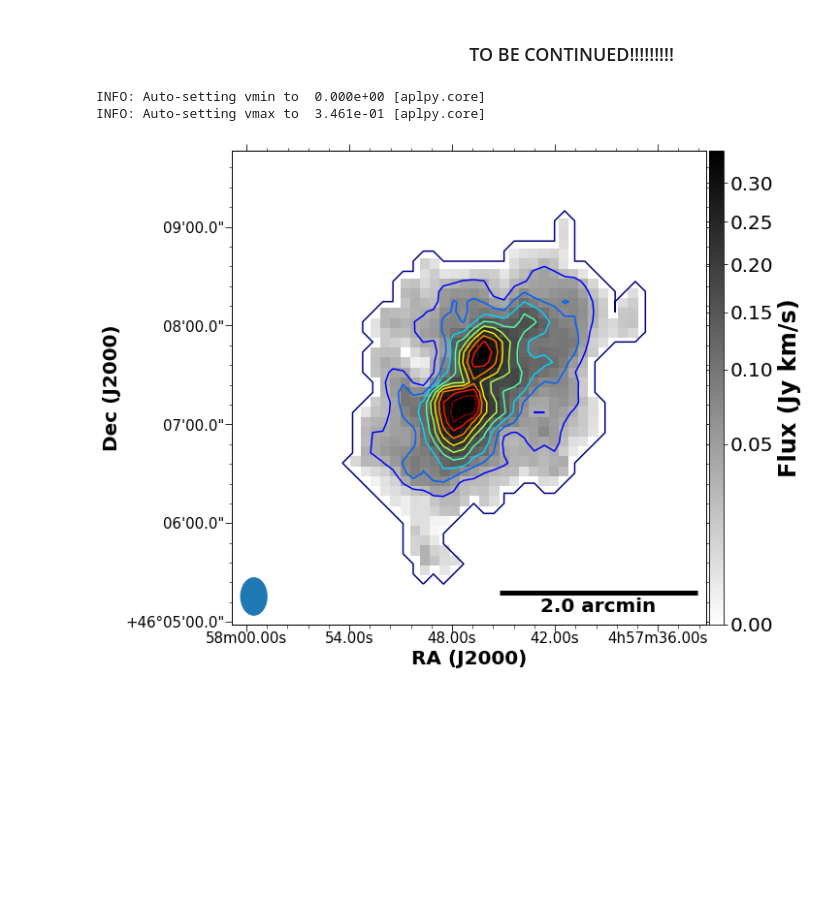
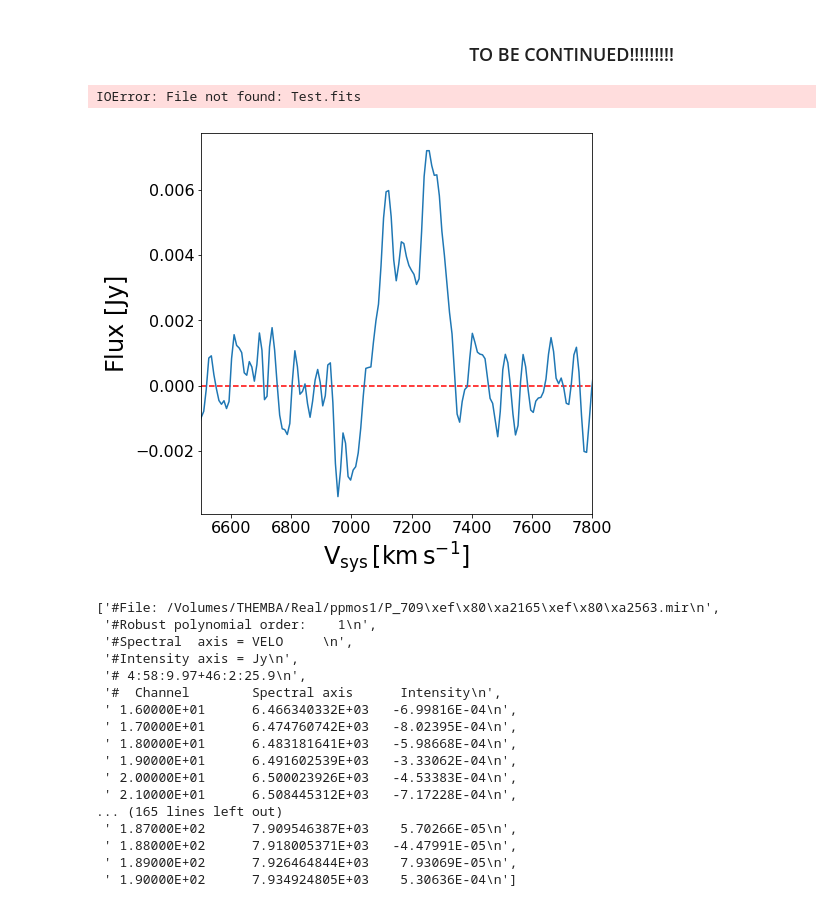
Before and after one commit to Gqaza/Masters_project_scripts, a Jupyter notebook: WSRT.ipynb, the cells around one changed output. Saved outputs shown, nothing was run; the diff lists cells and outputs as text; code cells hidden in the pictures; blank space fills up the shorter version.

```diff
--- a/WSRT.ipynb
+++ b/WSRT.ipynb
@@ -633,5 +638,8 @@ fits.writeto('Test.fits',data=mom0,header=header1,clobber=True)
 # %%
-fig = aplpy.FITSFigure('Test.fits')
+import aplpy
+from astropy import units as u
+
+fig = aplpy.FITSFigure('../Scripts/')
 fig.show_colorscale(stretch='sqrt',interpolation='none')
 #fig.add_beam()
 l = 2*u.arcmin
@@ -654,6 +662,45 @@ fig.beam.set_corner('bottom left')
 #fig.savefig('Presentation/mom01.pdf')
 plt.show()
 # %% [output]
-INFO: Auto-setting vmin to  0.000e+00 [aplpy.core]
-INFO: Auto-setting vmax to  3.461e-01 [aplpy.core]
+IOError: File not found: Test.fits
-[figure, removed]
+# %%
+din = open("/Volumes/THEMBA/Real/ppmos1/linewidths/Thembs.txt").readlines()
+f,vel = [],[]
+for x in din[6:]:
+    x=x.split()
+    vel.append(float(x[1]))
+    f.append(float(x[-1]))
+# %%
+plt.figure(figsize=(7,7))
+plt.plot(vel,f)
+plt.xlabel(r'$\mathrm{V_{sys} \, [km\,s^{-1}}]$',fontsize=24)
+plt.ylabel(r'$\mathrm{Flux \,\,[Jy]}$',fontsize=24)
+plt.xticks(fontsize=16)
+plt.yticks(fontsize=16)
+plt.hlines(0,6500,7800,linestyles='--',colors='r')
+plt.xlim(6500,7800)
+#plt.ticklabel_format(style='sci', axis='x', scilimits=(0,0))
+plt.savefig('/Users/themba/Documents/MSc/Presentation/global_pres.pdf')
+plt.show()
+# %% [output]
+[figure, added]
+# %%
+din
+# %% [output]
+['#File: /Volumes/THEMBA/Real/ppmos1/P_709\xef\x80\xa2165\xef\x80\xa2563.mir\n',
+ '#Robust polynomial order:    1\n',
+ '#Spectral  axis = VELO     \n',
+ '#Intensity axis = Jy\n',
+ '# 4:58:9.97+46:2:25.9\n',
+ '#  Channel        Spectral axis      Intensity\n',
+ ' 1.60000E+01      6.466340332E+03   -6.99816E-04\n',
+ ' 1.70000E+01      6.474760742E+03   -8.02395E-04\n',
+ ' 1.80000E+01      6.483181641E+03   -5.98668E-04\n',
+ ' 1.90000E+01      6.491602539E+03   -3.33062E-04\n',
+ ' 2.00000E+01      6.500023926E+03   -4.53383E-04\n',
+ ' 2.10000E+01      6.508445312E+03   -7.17228E-04\n',
+... (165 lines left out)
+ ' 1.87000E+02      7.909546387E+03    5.70266E-05\n',
+ ' 1.88000E+02      7.918005371E+03   -4.47991E-05\n',
+ ' 1.89000E+02      7.926464844E+03    7.93069E-05\n',
+ ' 1.90000E+02      7.934924805E+03    5.30636E-04\n']
```
Also changed, not shown: parts of 16 cells of this notebook, 19 other files.
